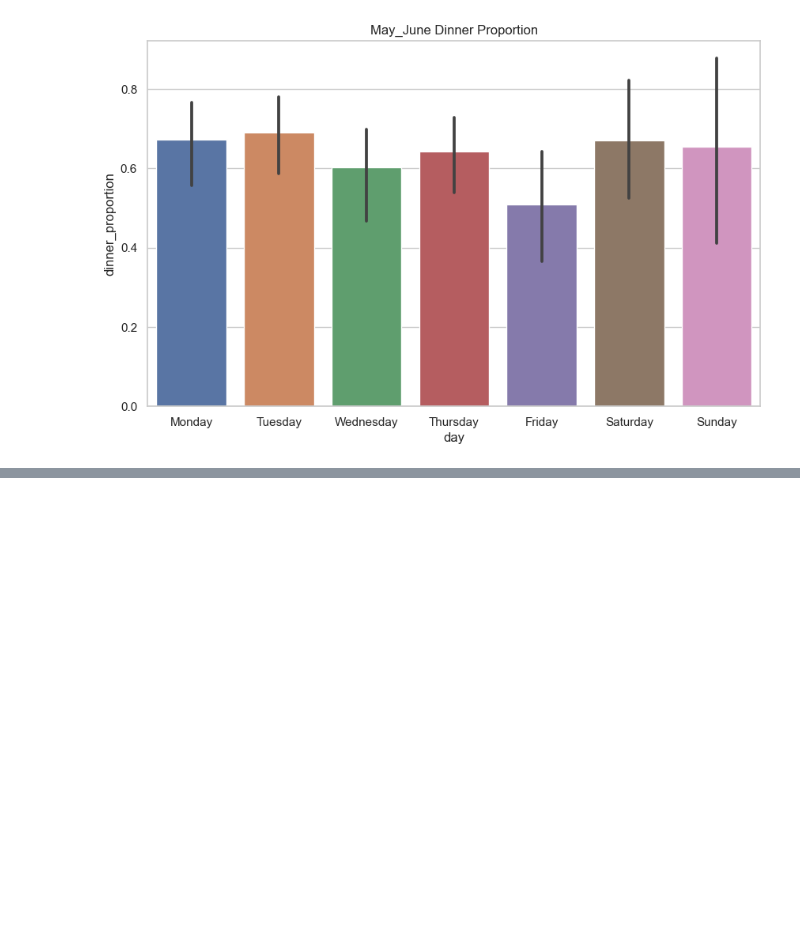
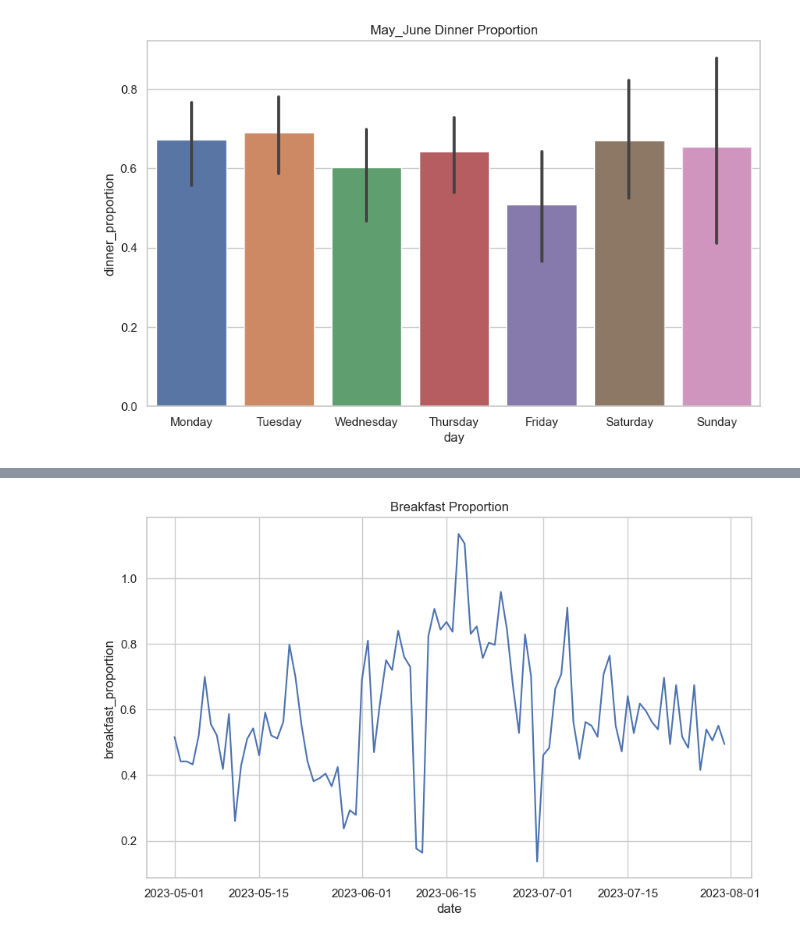
Before and after one commit to tenseisoham/MLPR, a Jupyter notebook: eda/eda.ipynb, the cells around one changed output, grey strips where cells are left out. Saved outputs shown, nothing was run; the diff lists cells and outputs as text; code cells hidden in the pictures; blank space fills up the shorter version.

```diff
--- a/eda/eda.ipynb
+++ b/eda/eda.ipynb
@@ -586,0 +660,15 @@ plt.show()
+# %%
+may_june_july = pd.concat([may_june, july], ignore_index=True)
+
+may_june_july['date'] = pd.to_datetime(may_june_july['date'], format='%d-%m-%Y %H:%M')
+# %%
+# doing trend analysis
+sns.set(style="whitegrid")
+plt.figure(figsize=(10, 6))
+
+# from the 1st of May to the 30th of July
+ax = sns.lineplot(x="date", y="breakfast_proportion", data=may_june_july)
+ax.set_title('Breakfast Proportion')
+plt.show()
+# %% [output]
+[figure, added]
```
Also changed, not shown: parts of 6 cells of this notebook, 4 other files.
